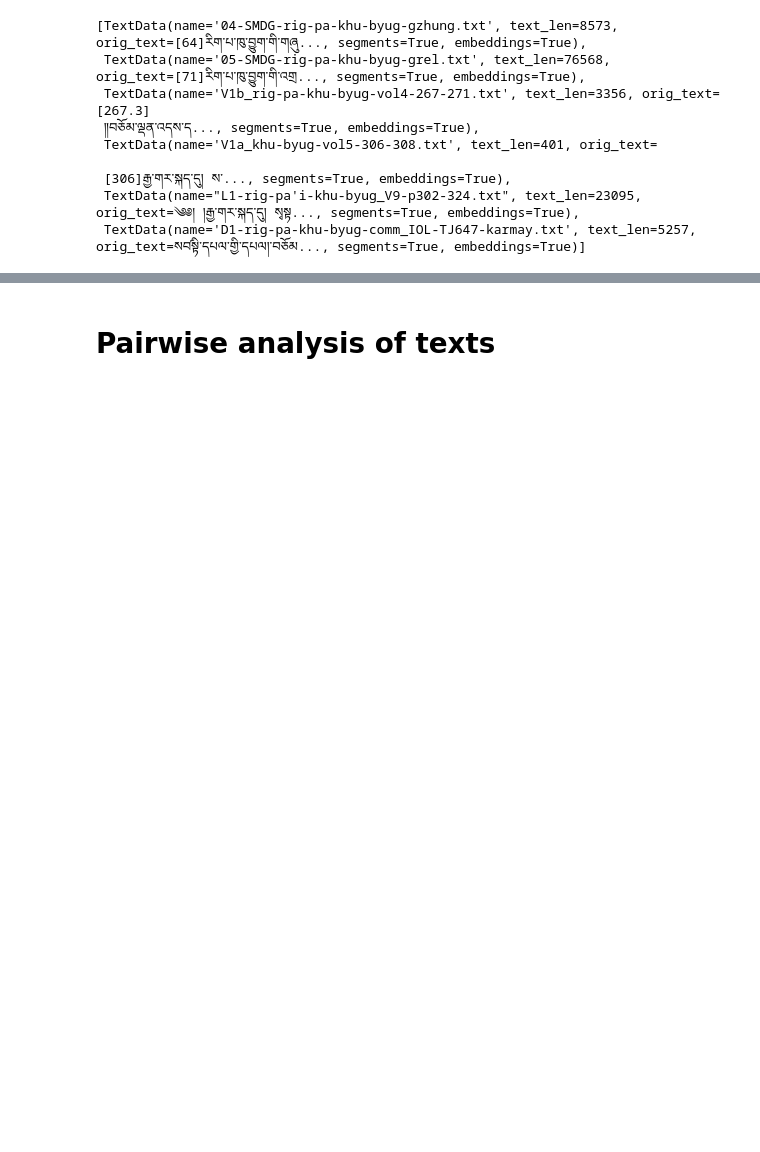
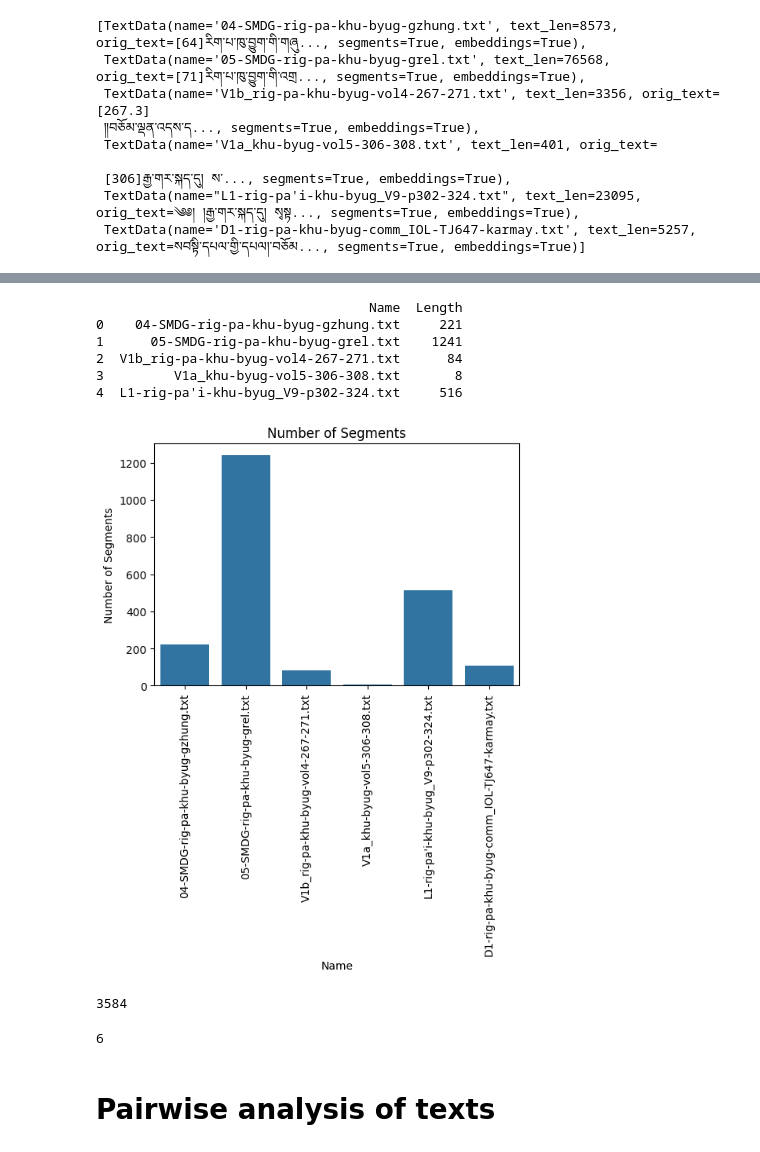
Before and after one commit to thomjur/tibetan-intertext-lab, a Jupyter notebook: study/Exploratory_Study.ipynb, the cells around one changed output, grey strips where cells are left out. Saved outputs shown, nothing was run; the diff lists cells and outputs as text; code cells hidden in the pictures; blank space fills up the shorter version.

```diff
--- a/study/Exploratory_Study.ipynb
+++ b/study/Exploratory_Study.ipynb
@@ -174,2 +203,37 @@ loaded_data
+# %%
+# Segment lengths
+import warnings
+warnings.filterwarnings('ignore', category=UserWarning, message='Glyph.*missing from font')
+df = pd.DataFrame({
+    'Name': [t.name for t in loaded_data],
+    'Length': [len(t.segments.segments) for t in loaded_data]
+})
+print(df.head())
+
+# Barplot erstellen
+plt.figure(figsize=(6, 4))
+sns.barplot(data=df, x='Name', y='Length')
+plt.title('Number of Segments')
+plt.xlabel('Name')
+plt.ylabel('Number of Segments')
+plt.xticks(rotation=90)
+plt.tight_layout()
+plt.savefig("images/segment_number.png", dpi=300, bbox_inches='tight')
+# %% [output]
+                                   Name  Length
+0    04-SMDG-rig-pa-khu-byug-gzhung.txt     221
+1      05-SMDG-rig-pa-khu-byug-grel.txt    1241
+2  V1b_rig-pa-khu-byug-vol4-267-271.txt      84
+3         V1a_khu-byug-vol5-306-308.txt       8
+4  L1-rig-pa'i-khu-byug_V9-p302-324.txt     516
+[figure, added]
+# %%
+loaded_data[0].embeddings.embeddings[0].size
+# %% [output]
+3584
+# %%
+len(loaded_data)
+# %% [output]
+6
 # %% [markdown]
 # Pairwise analysis of texts
```
Also changed, not shown: parts of 40 cells of this notebook, 11 other files.
